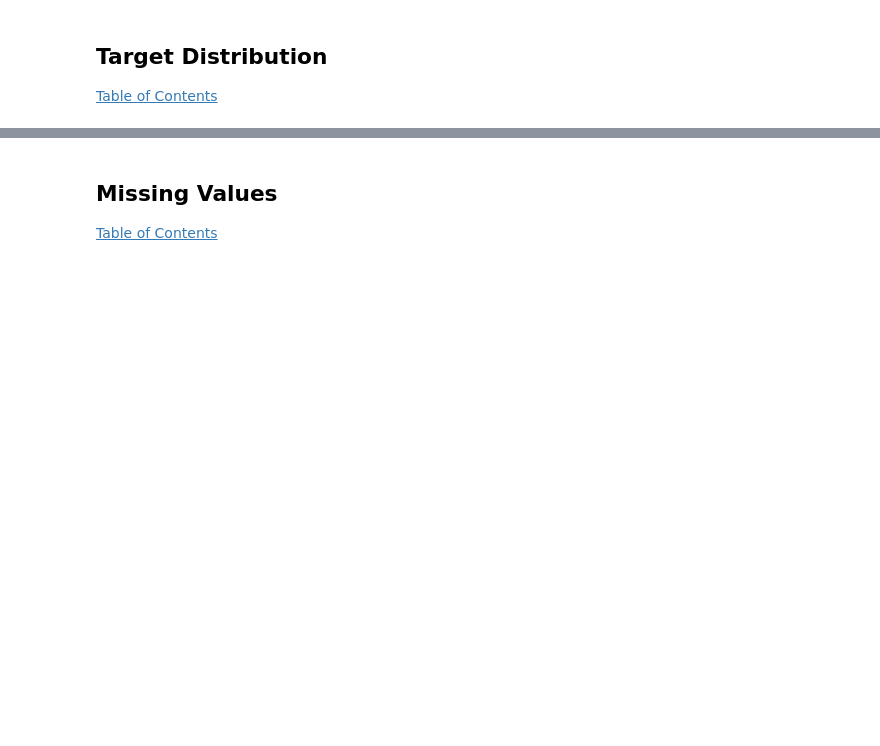
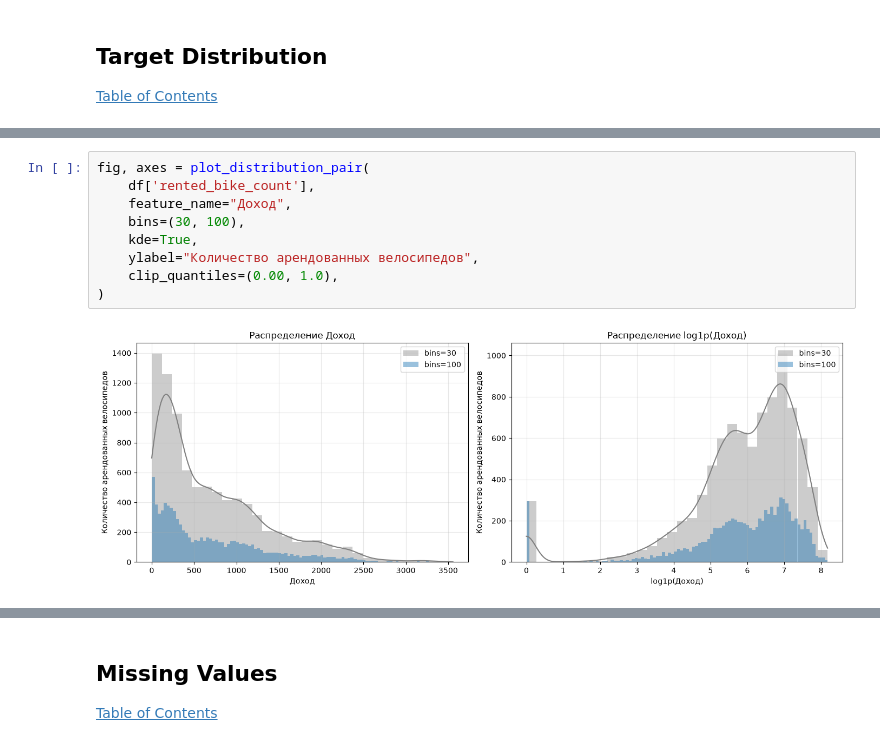
Before and after one commit to Vatman30000/Project_Practicum_team_13, a Jupyter notebook: notebooks/eda.ipynb, the cells around one changed output, grey strips where cells are left out. Cells and saved outputs as stored; diff of their text form; blank space fills up the shorter version.

```diff
--- a/notebooks/eda.ipynb
+++ b/notebooks/eda.ipynb
@@ -173,3 +186,14 @@ print(f"Количество часов с нулевой арендой: {zero_
+# %%
+fig, axes = plot_distribution_pair(
+    df['rented_bike_count'],
+    feature_name="Доход",
+    bins=(30, 100),
+    kde=True,
+    ylabel="Количество арендованных велосипедов",
+    clip_quantiles=(0.00, 1.0),
+)
+# %% [output]
+[figure, added]
 # %%
 target = df['rented_bike_count']
 
```
Also changed, not shown: parts of 32 cells of this notebook, 3 other files.
